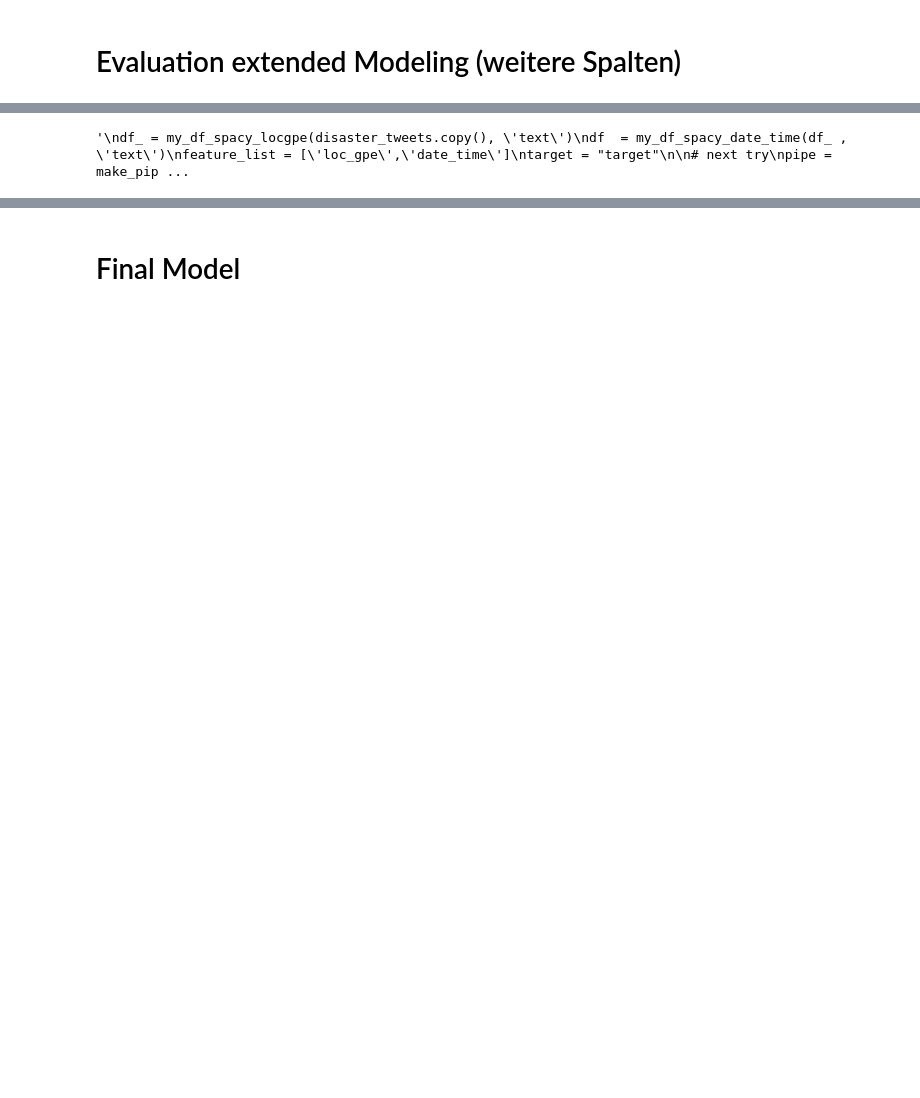
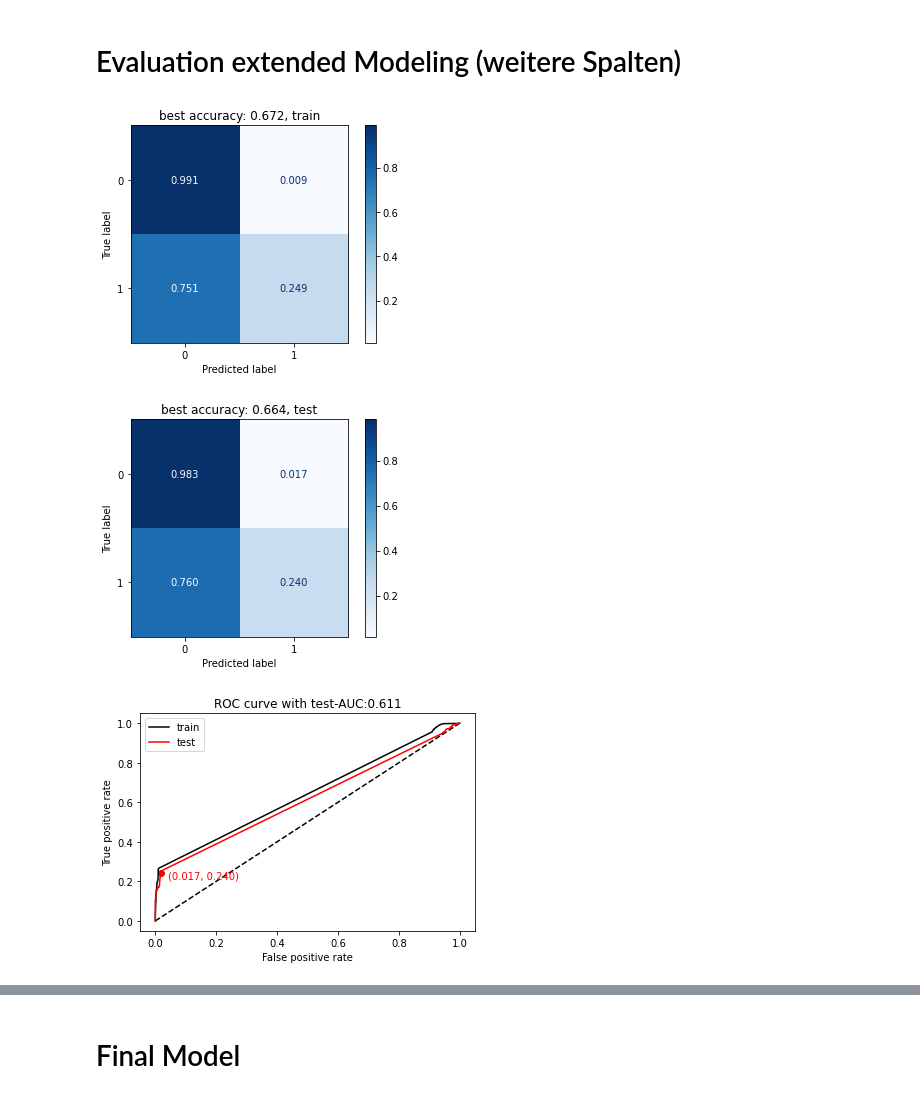
Before and after one commit to TTD-JPO/TDD-project, a Jupyter notebook: Main_TweetDisasterDetection.ipynb, the cells around one changed output, grey strips where cells are left out. Saved outputs shown, nothing was run; the diff lists cells and outputs as text; code cells hidden in the pictures; blank space fills up the shorter version.

```diff
--- a/Main_TweetDisasterDetection.ipynb
+++ b/Main_TweetDisasterDetection.ipynb
@@ -138,7 +132,7 @@ def my_fit_cm(df, pipe, feature_list, target):
      - train test split,
      - model fit,
      - plots confusion matrix and
-     - ROC curvs'''
+     - ROC curves'''
 
 
   X_train, X_test,\
@@ -159,28 +153,30 @@ def my_fit_cm(df, pipe, feature_list, target):
   plt.title(f"best accuracy: { accuracy_score(y_test, pipe.predict(X_test)):0.3f}, test")
   plt.show()
 
-    # ROC curve with AUC ##
+  # ROC curve with AUC ##
   plt.plot([0, 1], [0, 1], 'k--')
   fpr, tpr, thresholds = roc_curve(y_train, pipe.predict_proba(X_train)[:, 1] )
   plt.plot(fpr, tpr, label='train', c="black")
 
   fpr_, tpr_, thresholds_ = roc_curve(y_test, pipe.predict_proba(X_test)[:, 1] )
   plt.plot(fpr_, tpr_, label='test', c="red")
-    #### show real values in plot as text
+
+  # show real values in plot as text
   offset_x,offset_y = -0.25 , 0.025
   fpr__, tpr__, thresholds_ = roc_curve(y_test, pipe.predict(X_test) )
   if (fpr__[1] < -offset_x) :   offset_x, offset_y = offset_y, -offset_y
   plt.text(fpr__[1]+offset_x, tpr__[1]+offset_y, f"({fpr__[1]:0.3f}, {tpr__[1]:0.3f})", c="r")
   plt.scatter(fpr__[1], tpr__[1], c="red")
-    ####
+
+
   plt.xlabel('False positive rate')
   plt.ylabel('True positive rate')
   test_auc_score = roc_auc_score(y_test, pipe.predict(X_test))
   plt.title(f"ROC curve with test-AUC:{test_auc_score:0.3f}")
   plt.legend(loc='best')
   plt.show()
-
-  return fpr_, tpr_ , test_auc_score   # for further plotting ...
+  # for further plotting .
+  return fpr_, tpr_ , test_auc_score
 # %%
 def plot_words_to_target (df, wordlist, target):
     '''group word lists according to target values and form mean value
@@ -946,6 +919,14 @@ Wall time: 1.28 s
 # %%
-#df = my_df_spacy_locgpe(disaster_tweets.copy(), 'text')
-#
-#pipeMNB = make_pipeline(TfidfVectorizer(ngram_range=(1, 2)), MultinomialNB()) #### naive bayes
-#%time fpr_loc0, tpr_loc0 = my_fit_cm(df, pipeMNB, 'loc_gpe', "target")
+df = my_df_spacy_locgpe(disaster_tweets.copy(), 'text')
+
+pipeMNB = make_pipeline(TfidfVectorizer(ngram_range=(1, 2)), MultinomialNB()) #### naive bayes
+%time fpr_loc0, tpr_loc0, auc_0 = my_fit_cm(df, pipeMNB, 'loc_gpe', "target")
+pipe_name.append( 'NER  >> Tfidf, MNB' )
+auc.append( auc_0 )
+fpr.append( fpr_0 )
+tpr.append( tpr_0 )
 # poor result: acc= 0.664
+# %% [output]
+[figure, added]
+[figure, added]
+[figure, added]
@@ -960,17 +935,3 @@ Wall time: 1.28 s
-# %%
-######## ERRORS ####### will keine stings :///// #######
-"""
-df_ = my_df_spacy_locgpe(disaster_tweets.copy(), 'text')
-df  = my_df_spacy_date_time(df_ , 'text')
-feature_list = ['loc_gpe','date_time']
-target = "target"
-
-# next try
-pipe = make_pipeline( LogisticRegression() )
-%time my_fit_cm(df, pipe, feature_list, "target")
-"""
-# %% [output]
-'\ndf_ = my_df_spacy_locgpe(disaster_tweets.copy(), \'text\')\ndf  = my_df_spacy_date_time(df_ , \'text\')\nfeature_list = [\'loc_gpe\',\'date_time\']\ntarget = "target"\n\n# next try\npipe = make_pip ...
 # %%
 # some counts
 # ready to delete
```
Also changed, not shown: parts of 37 cells of this notebook.
